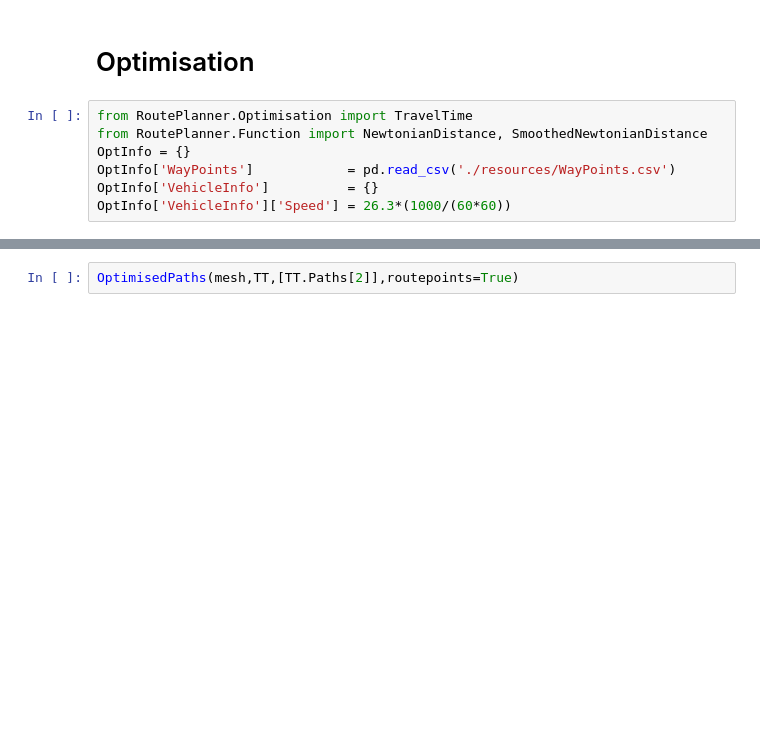
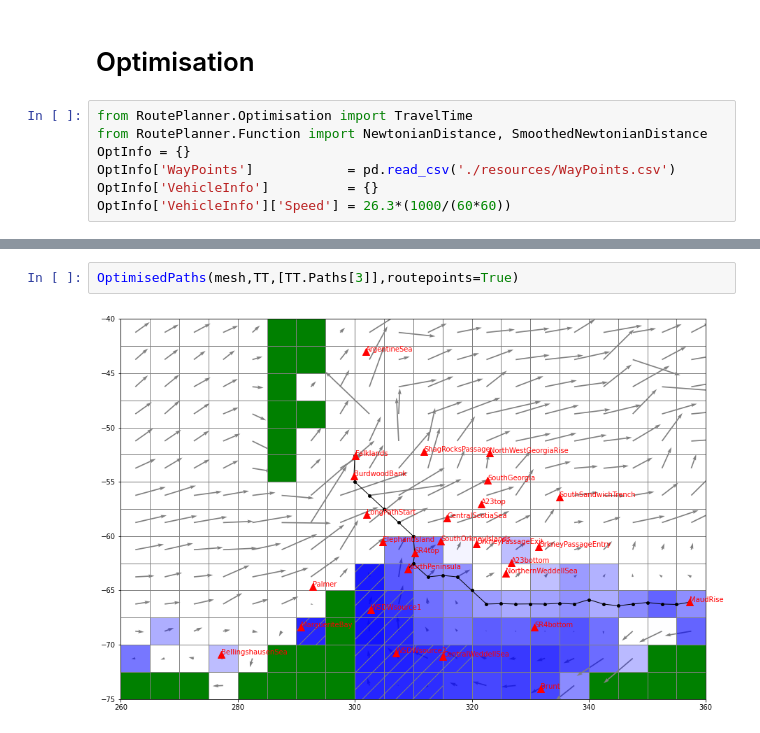
Before and after one commit to antarctica/PolarRoute, a Jupyter notebook: Example_AllWaypointsRegion.ipynb, the cells around one changed output, grey strips where cells are left out. Saved outputs shown, nothing was run; the diff lists cells and outputs as text; blank space fills up the shorter version.

```diff
--- a/Example_AllWaypointsRegion.ipynb
+++ b/Example_AllWaypointsRegion.ipynb
@@ -107,2 +124,4 @@ OptimisedPaths(mesh,TT,TT.Paths,routepoints=True)
 # %%
-OptimisedPaths(mesh,TT,[TT.Paths[2]],routepoints=True)
+OptimisedPaths(mesh,TT,[TT.Paths[3]],routepoints=True)
+# %% [output]
+[figure, added]
```
Also changed, not shown: parts of 2 cells of this notebook.
